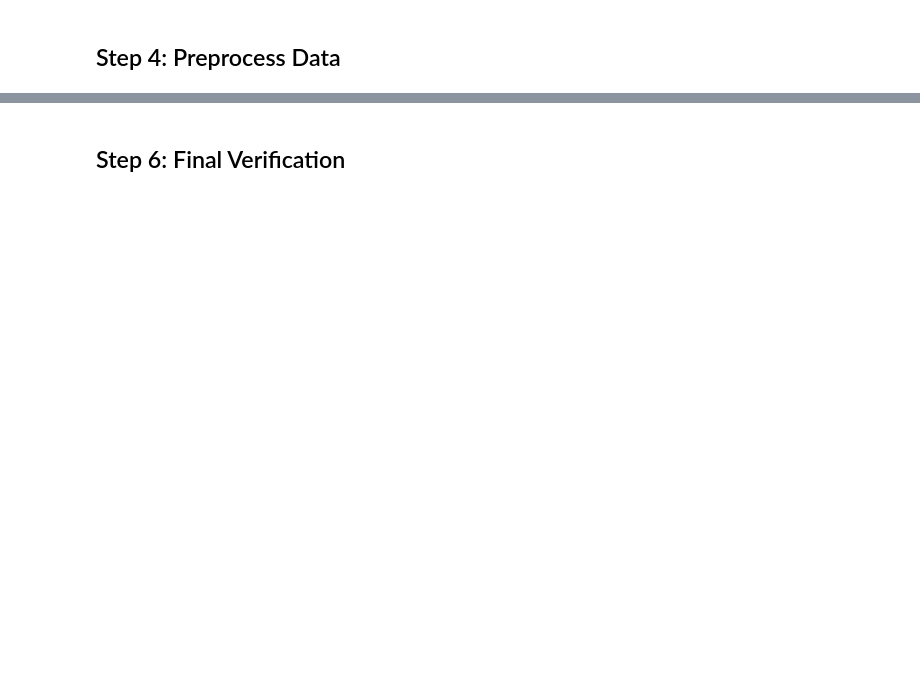
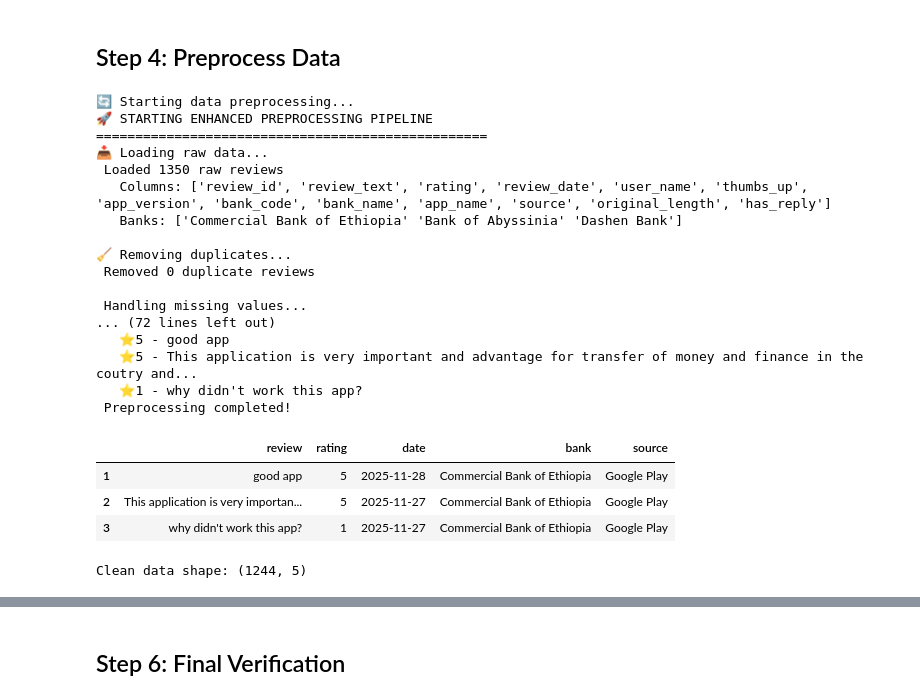
Before and after one commit to TsegayIS122123/ethiopian-banking-app-sentiment-analysis, a Jupyter notebook: notebooks/preprocessing_EDA.ipynb, the cells around one changed output, grey strips where cells are left out. Drawn from its saved outputs; the diff is of its cells as text; code cells hidden in the pictures; blank space fills up the shorter version.

```diff
--- a/notebooks/preprocessing_EDA.ipynb
+++ b/notebooks/preprocessing_EDA.ipynb
@@ -33,13 +96,39 @@ display(raw_df.head(3))
 # %% [markdown]
 ## Step 4: Preprocess Data
 # %%
-print(" Starting data preprocessing...")
+print("🔄 Starting data preprocessing...")
 preprocessor = ReviewPreprocessor()
 success = preprocessor.process()
 
 if success:
     clean_df = preprocessor.df
     print(" Preprocessing completed!")
     display(clean_df.head(3))
+    print(f"Clean data shape: {clean_df.shape}")
+else:
+    print(" Preprocessing failed!")
+# %% [output]
+🔄 Starting data preprocessing...
+🚀 STARTING ENHANCED PREPROCESSING PIPELINE
+==================================================
+📥 Loading raw data...
+ Loaded 1350 raw reviews
+   Columns: ['review_id', 'review_text', 'rating', 'review_date', 'user_name', 'thumbs_up', 'app_version', 'bank_code', 'bank_name', 'app_name', 'source', 'original_length', 'has_reply']
+   Banks: ['Commercial Bank of Ethiopia' 'Bank of Abyssinia' 'Dashen Bank']
+
+🧹 Removing duplicates...
+ Removed 0 duplicate reviews
+
+ Handling missing values...
+... (72 lines left out)
+   ⭐5 - good app
+   ⭐5 - This application is very important and advantage for transfer of money and finance in the coutry and...
+   ⭐1 - why didn't work this app?
+ Preprocessing completed!
+|  | review | rating | date | bank | source |
+| 1 | good app | 5 | 2025-11-28 | Commercial Bank of Ethiopia | Google Play |
+| 2 | This application is very importan... | 5 | 2025-11-27 | Commercial Bank of Ethiopia | Google Play |
+| 3 | why didn't work this app? | 1 | 2025-11-27 | Commercial Bank of Ethiopia | Google Play |
+Clean data shape: (1244, 5)
 # %% [markdown]
 ## Step 5: Visualize Results
```
Also changed, not shown: parts of 9 cells of this notebook, 6 other files.
